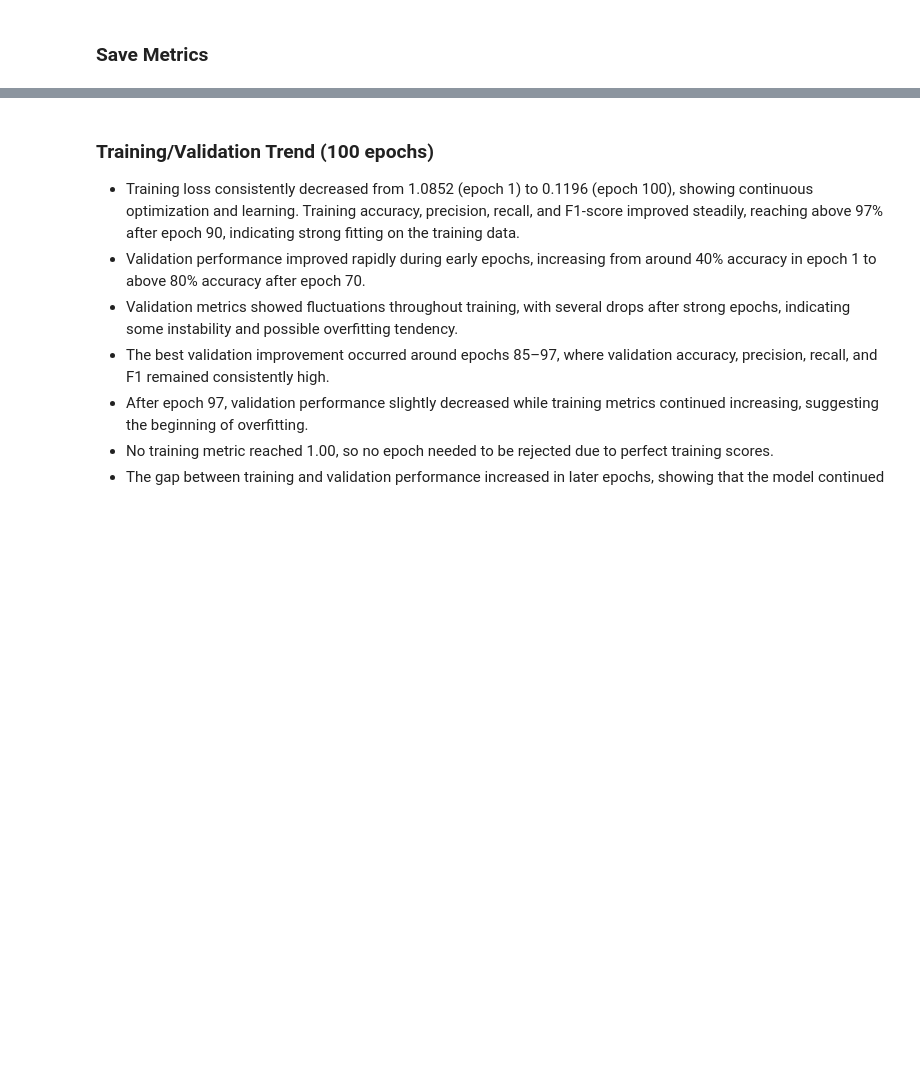
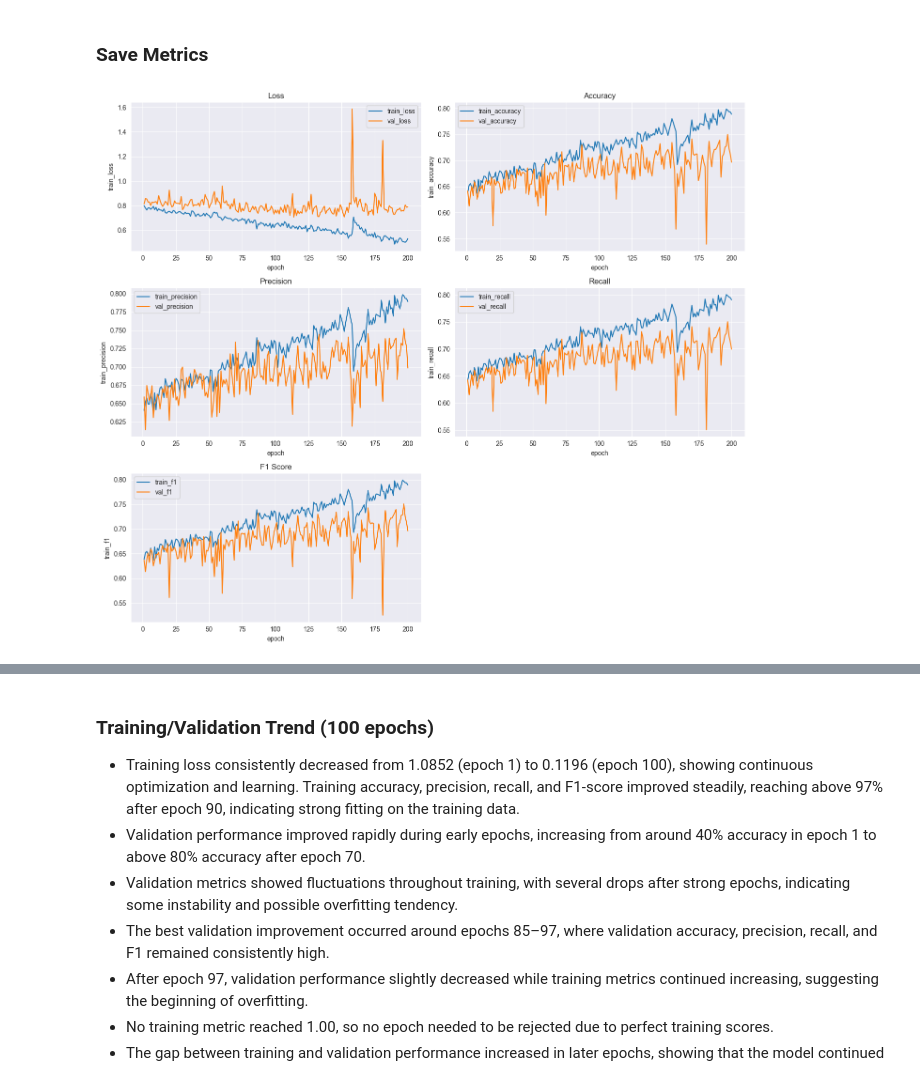
Before and after one commit to tikadatta2005/efficient-surveillance-threat-recognition, a Jupyter notebook: experiments/experiment6.ipynb, the cells around one changed output, grey strips where cells are left out. Cells and saved outputs as stored; diff of their text form; code cells hidden in the pictures; blank space fills up the shorter version.

Commit message:
update/ COmpleted experiment 6 with 400 epochs

```diff
--- a/experiments/experiment6.ipynb
+++ b/experiments/experiment6.ipynb
@@ -105,7 +114,7 @@ size = 64
 
 model_blocks = []
 
-for i in range(1,101):
+for i in range(80):
     conv = nn.Conv2d(in_channels, out_channels, 3, 1, 1)
     batch_norm = nn.BatchNorm2d(out_channels)
     model_blocks.extend(
@@ -113,10 +122,8 @@ for i in range(1,101):
     )
 
     in_channels = out_channels
-    if i%12==0:
+    if i%20 == 0:
         out_channels = out_channels*2
-
-    if i%25 == 0:
         model_blocks.append(nn.MaxPool2d(2,2))
         size = size//2
 
@@ -158,4 +169,4 @@ trainer = Trainer(
     print_every=5
     )
 # %%
-history = trainer.fit(100)
+history = trainer.fit(200)
@@ -163,7 +192,9 @@ history = trainer.fit(100)
 ### Save Metrics
 # %%
 df = plot_training_metrics(history)
-df.to_csv("../documentations/experiments/experiment6/tables/training_metrics.csv", index=False)
+df.to_csv("../documentations/experiments/experiment6/tables/training_metrics_400.csv", index=False)
+# %% [output]
+[figure, added]
 # %%
 filtered_df = df[
     (df["val_accuracy"] >= 0.8) &
```
Also changed, not shown: parts of 9 cells of this notebook, 13 other files.
